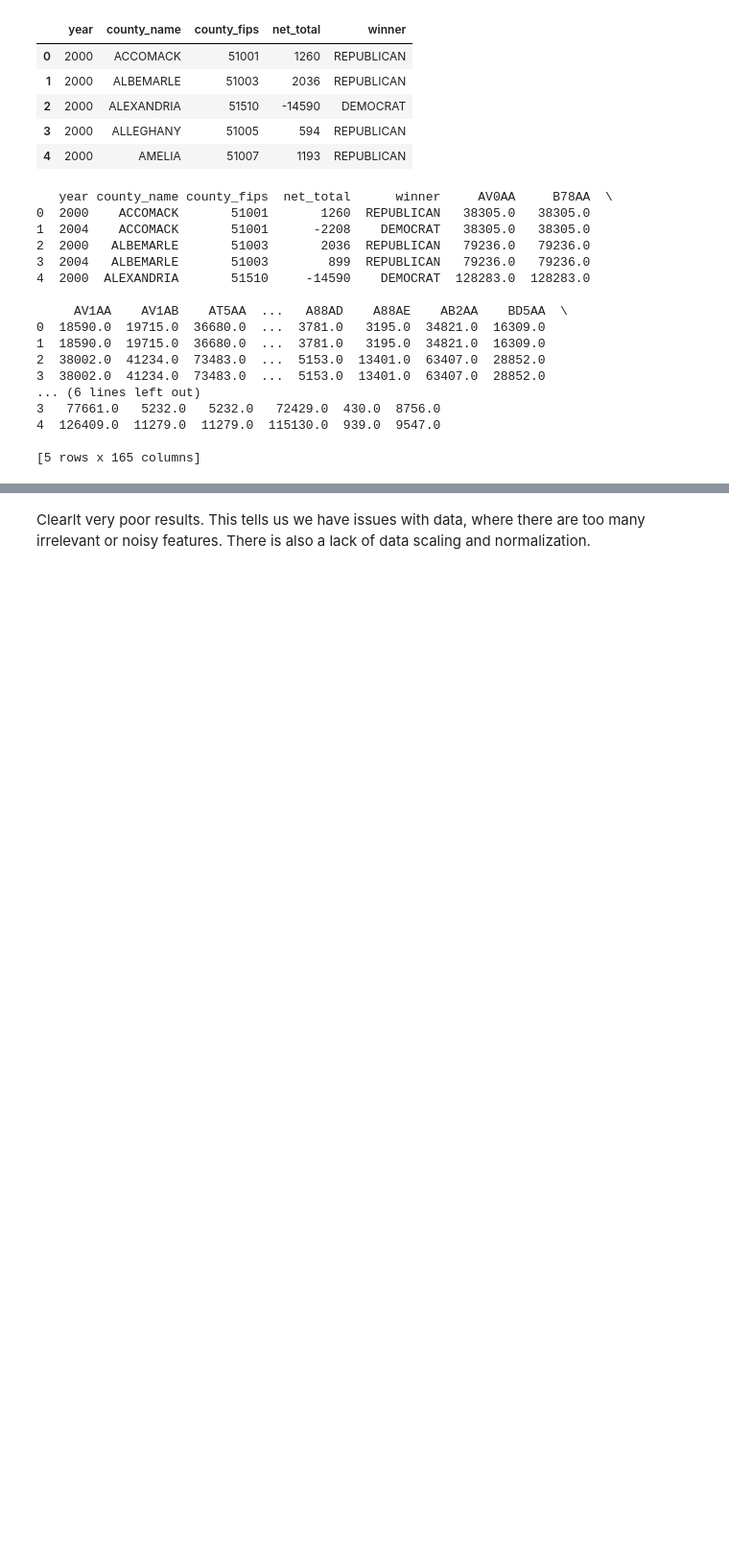
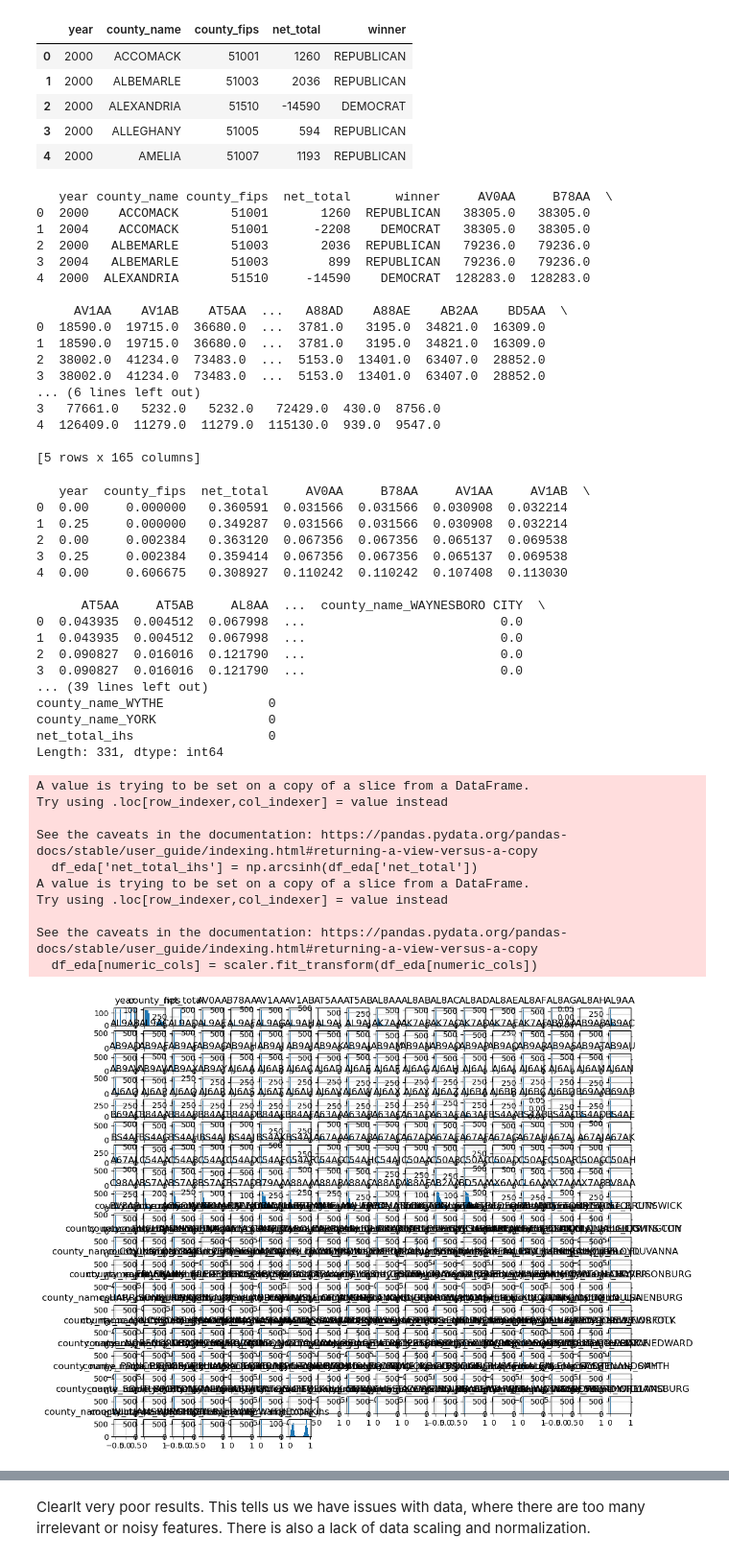
Before and after one commit to FlavienS6/project_voting, a Jupyter notebook: final_project.ipynb, the cells around one changed output, grey strips where cells are left out. Shown at 96% size. Drawn from its saved outputs; the diff is of its cells as text; code cells hidden in the pictures; blank space fills up the shorter version.

Commit message:
EDA for df_total

```diff
--- a/final_project.ipynb
+++ b/final_project.ipynb
@@ -155,3 +155,80 @@ df_2020 = df_updated[df_updated['year'] == 2020]
 df_total = df_updated[df_updated['year'] != 2020]
 df_2020.reset_index(drop=True, inplace=True)
 df_total.reset_index(drop=True, inplace=True)
+# %%
+# EDA
+
+import matplotlib.pyplot as plt
+import seaborn as sns
+from sklearn.preprocessing import MinMaxScaler
+
+df_eda = df_total
+
+df_eda['net_total_ihs'] = np.arcsinh(df_eda['net_total'])
+
+# Normalize the numeric variables
+scaler = MinMaxScaler()
+numeric_cols = df_eda.select_dtypes(include=[np.number]).columns.tolist()
+df_eda[numeric_cols] = scaler.fit_transform(df_eda[numeric_cols])
+
+
+print(df_eda.head())
+
+# Check for missing values
+print(df_eda.isnull().sum())
+
+# Histograms for numeric data to understand distributions
+df_eda.hist(figsize=(12, 10), bins=20)
+plt.tight_layout()  # Adjust subplots to fit into figure area.
+plt.show()
+
+''' # Boxplots for numerical columns to visualize outliers
+numeric_cols = df_eda.select_dtypes(include=[np.number]).columns.tolist()
+fig, ax = plt.subplots(len(numeric_cols), 1, figsize=(10, len(numeric_cols)*4))
+for i, col in enumerate(numeric_cols):
+    sns.boxplot(x=col, data=df, ax=ax[i])
+    ax[i].set_title(f'Boxplot for {col}', fontsize=12)
+plt.tight_layout()
+plt.show()
+'''
+
+# Correlation matrix to explore potential relationships
+corr_matrix = df_eda.corr()
+plt.figure(figsize=(15, 12))
+sns.heatmap(corr_matrix, annot=True, cmap='coolwarm', fmt=".2f")
+plt.title('Correlation Matrix')
+plt.show()
+
+# Pairplot for selected features including the transformed net_total
+selected_features = ['net_total_ihs'] + [col for col in df_eda.columns if 'AV' in col][:5]  # example with AV columns
+sns.pairplot(df_eda[selected_features])
+plt.show()
+# %% [output]
+   year  county_fips  net_total     AV0AA     B78AA     AV1AA     AV1AB  \
+0  0.00     0.000000   0.360591  0.031566  0.031566  0.030908  0.032214
+1  0.25     0.000000   0.349287  0.031566  0.031566  0.030908  0.032214
+2  0.00     0.002384   0.363120  0.067356  0.067356  0.065137  0.069538
+3  0.25     0.002384   0.359414  0.067356  0.067356  0.065137  0.069538
+4  0.00     0.606675   0.308927  0.110242  0.110242  0.107408  0.113030
+
+      AT5AA     AT5AB     AL8AA  ...  county_name_WAYNESBORO CITY  \
+0  0.043935  0.004512  0.067998  ...                          0.0
+1  0.043935  0.004512  0.067998  ...                          0.0
+2  0.090827  0.016016  0.121790  ...                          0.0
+3  0.090827  0.016016  0.121790  ...                          0.0
+... (39 lines left out)
+county_name_WYTHE              0
+county_name_YORK               0
+net_total_ihs                  0
+Length: 331, dtype: int64
+A value is trying to be set on a copy of a slice from a DataFrame.
+Try using .loc[row_indexer,col_indexer] = value instead
+
+See the caveats in the documentation: https://pandas.pydata.org/pandas-docs/stable/user_guide/indexing.html#returning-a-view-versus-a-copy
+  df_eda['net_total_ihs'] = np.arcsinh(df_eda['net_total'])
+A value is trying to be set on a copy of a slice from a DataFrame.
+Try using .loc[row_indexer,col_indexer] = value instead
+
+See the caveats in the documentation: https://pandas.pydata.org/pandas-docs/stable/user_guide/indexing.html#returning-a-view-versus-a-copy
+  df_eda[numeric_cols] = scaler.fit_transform(df_eda[numeric_cols])
+[figure, added]
```
Also changed, not shown: parts of 17 cells of this notebook.
